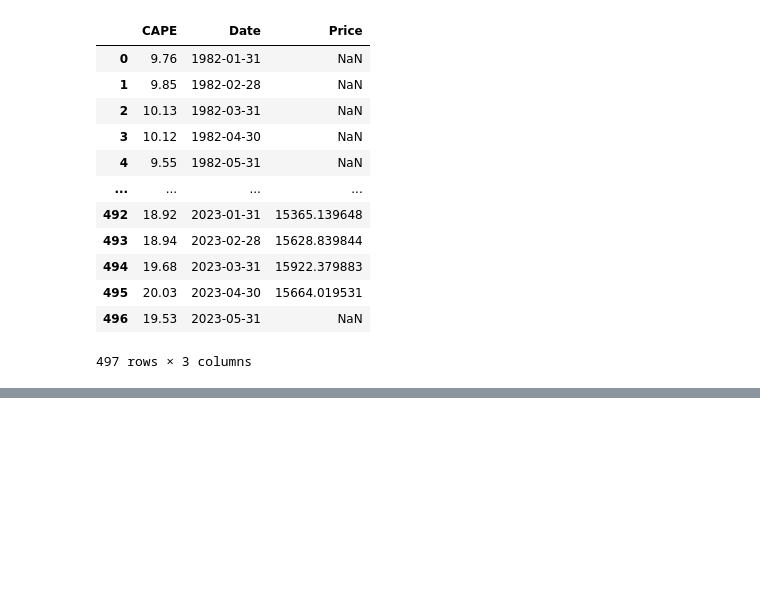
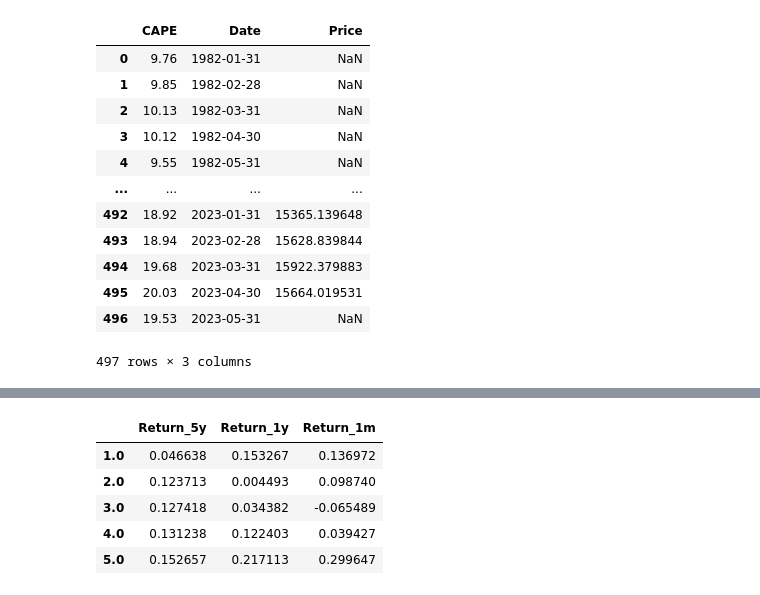
Before and after one commit to afoster28/efi-hw-mktTimingStrat, a Jupyter notebook: EFI_HW_Project_Foster.ipynb, the cells around one changed output, grey strips where cells are left out. Cells and saved outputs as stored; diff of their text form; code cells hidden in the pictures; blank space fills up the shorter version.

```diff
--- a/EFI_HW_Project_Foster.ipynb
+++ b/EFI_HW_Project_Foster.ipynb
@@ -319,0 +385,10 @@ data_germany.to_csv('data_germany.csv')
+# %%
+data_grouped_roll_ger = pd.concat([data_grouped_roll_5y_ger, data_grouped_roll_1y_ger, data_grouped_roll_1m_ger], axis=1)
+data_grouped_roll_ger
+# %% [output]
+|  | Return_5y | Return_1y | Return_1m |
+| 1.0 | 0.046638 | 0.153267 | 0.136972 |
+| 2.0 | 0.123713 | 0.004493 | 0.098740 |
+| 3.0 | 0.127418 | 0.034382 | -0.065489 |
+| 4.0 | 0.131238 | 0.122403 | 0.039427 |
+| 5.0 | 0.152657 | 0.217113 | 0.299647 |
```
Also changed, not shown: parts of 30 cells of this notebook, 1 other file.
